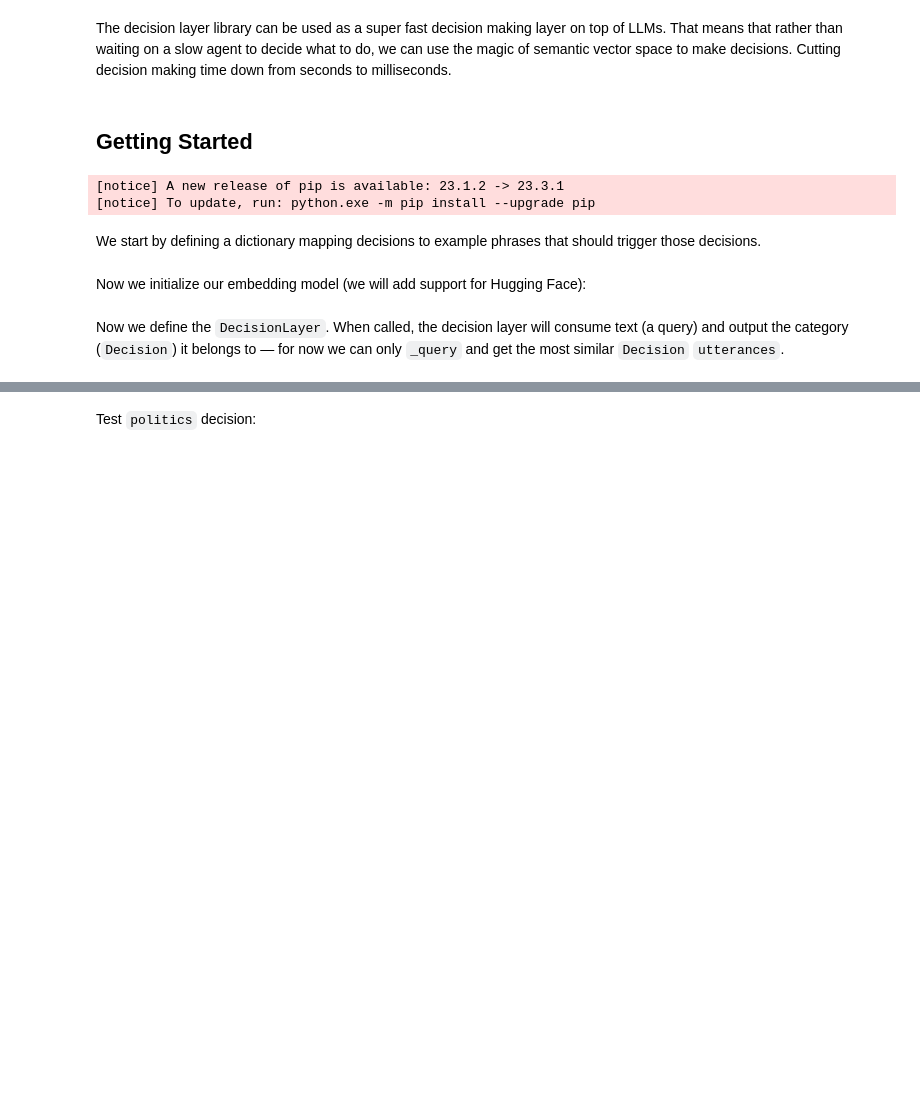
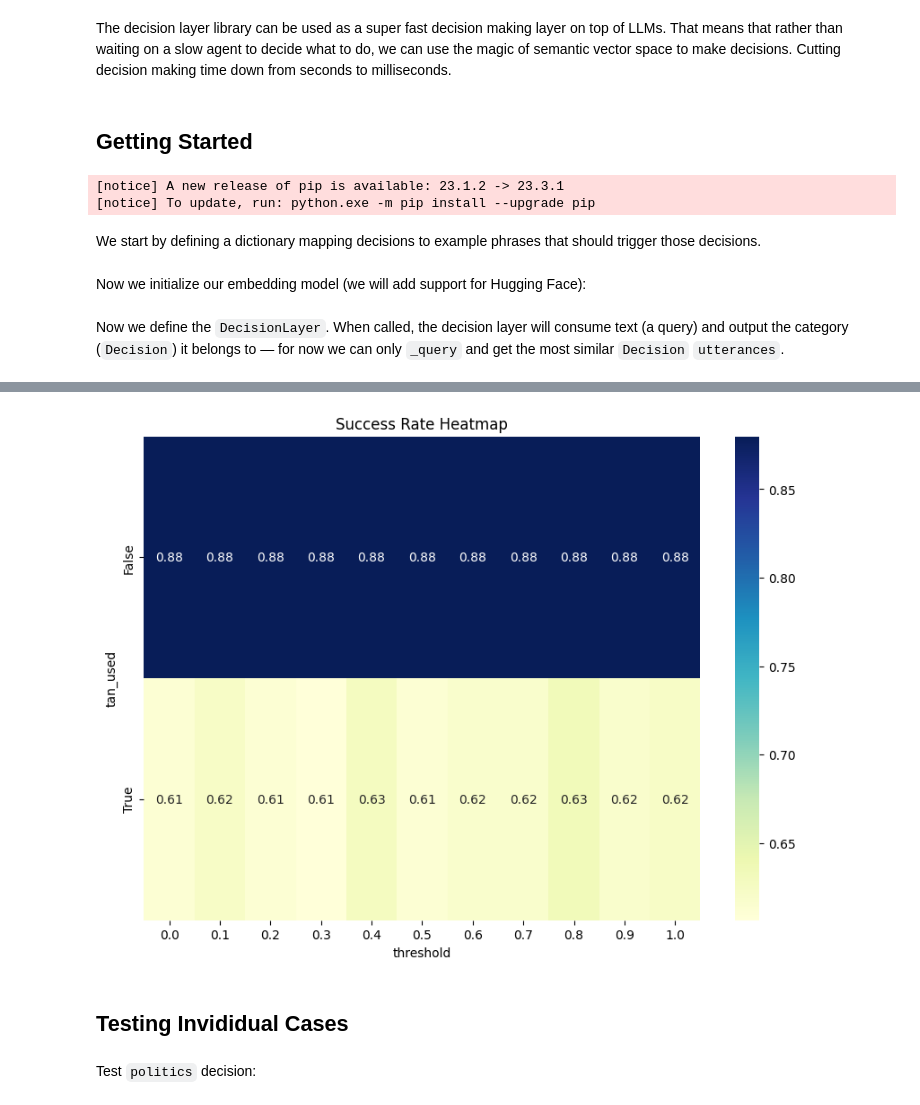
Before and after one commit to aurelio-labs/semantic-router, a Jupyter notebook: 00_performance_tests.ipynb, the cells around one changed output, grey strips where cells are left out. Saved outputs shown, nothing was run; the diff lists cells and outputs as text; code cells hidden in the pictures; blank space fills up the shorter version.

Commit message:
Created Testing Framework

```diff
--- a/00_performance_tests.ipynb
+++ b/00_performance_tests.ipynb
@@ -180,0 +389,15 @@ dl = DecisionLayer(encoder=encoder, decisions=decisions)
+# %%
+import csv
+
+results = []
+
+with open('results.csv', 'r') as input_file:
+    dict_reader = csv.DictReader(input_file)
+    for row in dict_reader:
+        # Convert string values to their original types
+        row['success'] = row['success'] == 'True'
+        row['tan_used'] = row['tan_used'] == 'True'
+        row['threshold'] = float(row['threshold'])
+        results.append(row)
+
+results
@@ -181,3 +430,29 @@ dl = DecisionLayer(encoder=encoder, decisions=decisions)
+# %%
+import pandas as pd
+import matplotlib.pyplot as plt
+import seaborn as sns
+
+# Convert results to DataFrame
+df = pd.DataFrame(results)
+
+# Convert 'success' column to int for calculation
+df['success'] = df['success'].astype(int)
+
+# Calculate success rate for each combination of parameters
+success_rate = df.groupby(['tan_used', 'threshold'])['success'].mean().reset_index()
+
+# Pivot the data for heatmap
+heatmap_data = success_rate.pivot(index='tan_used', columns='threshold', values='success')
+
+# Create the heatmap
+plt.figure(figsize=(10, 7))
+sns.heatmap(heatmap_data, annot=True, cmap='YlGnBu')
+plt.title('Success Rate Heatmap')
+plt.show()
+# %% [output]
+[figure, added]
+# %% [markdown]
+## Testing Invididual Cases
 # %% [markdown]
 Test `politics` decision:
 # %%
```
Also changed, not shown: parts of 56 cells of this notebook, 2 other files.
